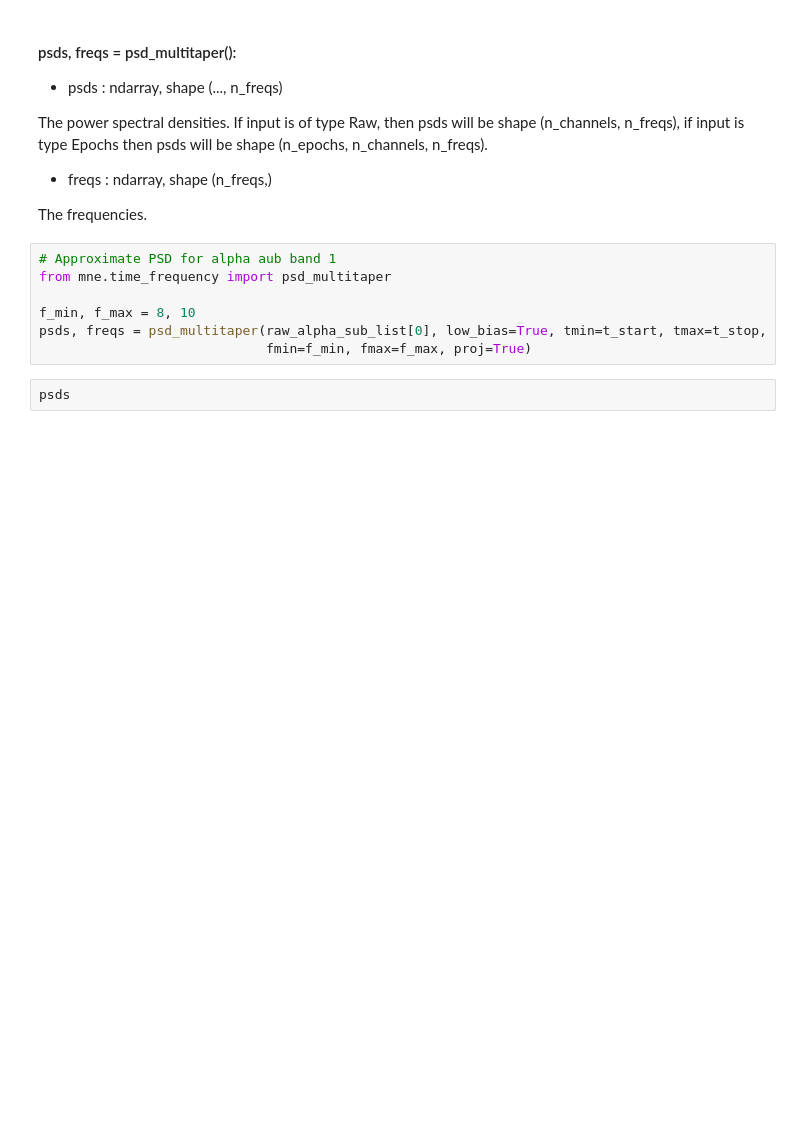
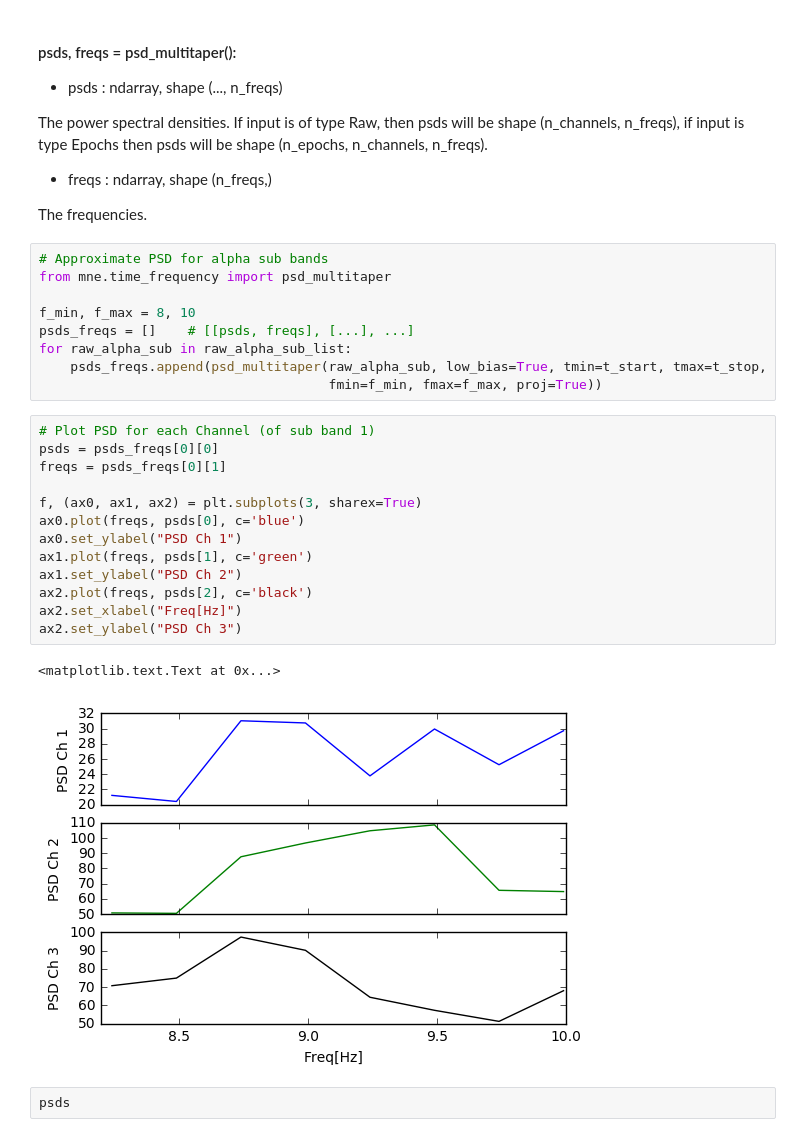
Before and after one commit to solversa/Master-Thesis-Brain-Machine-Interface, a Jupyter notebook: Code/eeg_feature_extraction/EEG_Sub_Bandpower_Feature_Extraction.ipynb, the cells around one changed output. Cells and saved outputs as stored; diff of their text form; blank space fills up the shorter version.

```diff
--- a/Code/eeg_feature_extraction/EEG_Sub_Bandpower_Feature_Extraction.ipynb
+++ b/Code/eeg_feature_extraction/EEG_Sub_Bandpower_Feature_Extraction.ipynb
@@ -210,12 +212,30 @@ The power spectral densities. If input is of type Raw, then psds will be shape (
 
 The frequencies.
 # %%
-# Approximate PSD for alpha aub band 1
+# Approximate PSD for alpha sub bands
 from mne.time_frequency import psd_multitaper
 
 f_min, f_max = 8, 10
-psds, freqs = psd_multitaper(raw_alpha_sub_list[0], low_bias=True, tmin=t_start, tmax=t_stop,
-                             fmin=f_min, fmax=f_max, proj=True)
+psds_freqs = []    # [[psds, freqs], [...], ...]
+for raw_alpha_sub in raw_alpha_sub_list:
+    psds_freqs.append(psd_multitaper(raw_alpha_sub, low_bias=True, tmin=t_start, tmax=t_stop,
+                                     fmin=f_min, fmax=f_max, proj=True))
+# %%
+# Plot PSD for each Channel (of sub band 1)
+psds = psds_freqs[0][0]
+freqs = psds_freqs[0][1]
+
+f, (ax0, ax1, ax2) = plt.subplots(3, sharex=True)
+ax0.plot(freqs, psds[0], c='blue')
+ax0.set_ylabel("PSD Ch 1")
+ax1.plot(freqs, psds[1], c='green')
+ax1.set_ylabel("PSD Ch 2")
+ax2.plot(freqs, psds[2], c='black')
+ax2.set_xlabel("Freq[Hz]")
+ax2.set_ylabel("PSD Ch 3")
+# %% [output]
+<matplotlib.text.Text at 0x...>
+[figure, added]
 # %%
 psds
 # %% [output]
```
Also changed, not shown: parts of 6 cells of this notebook.
